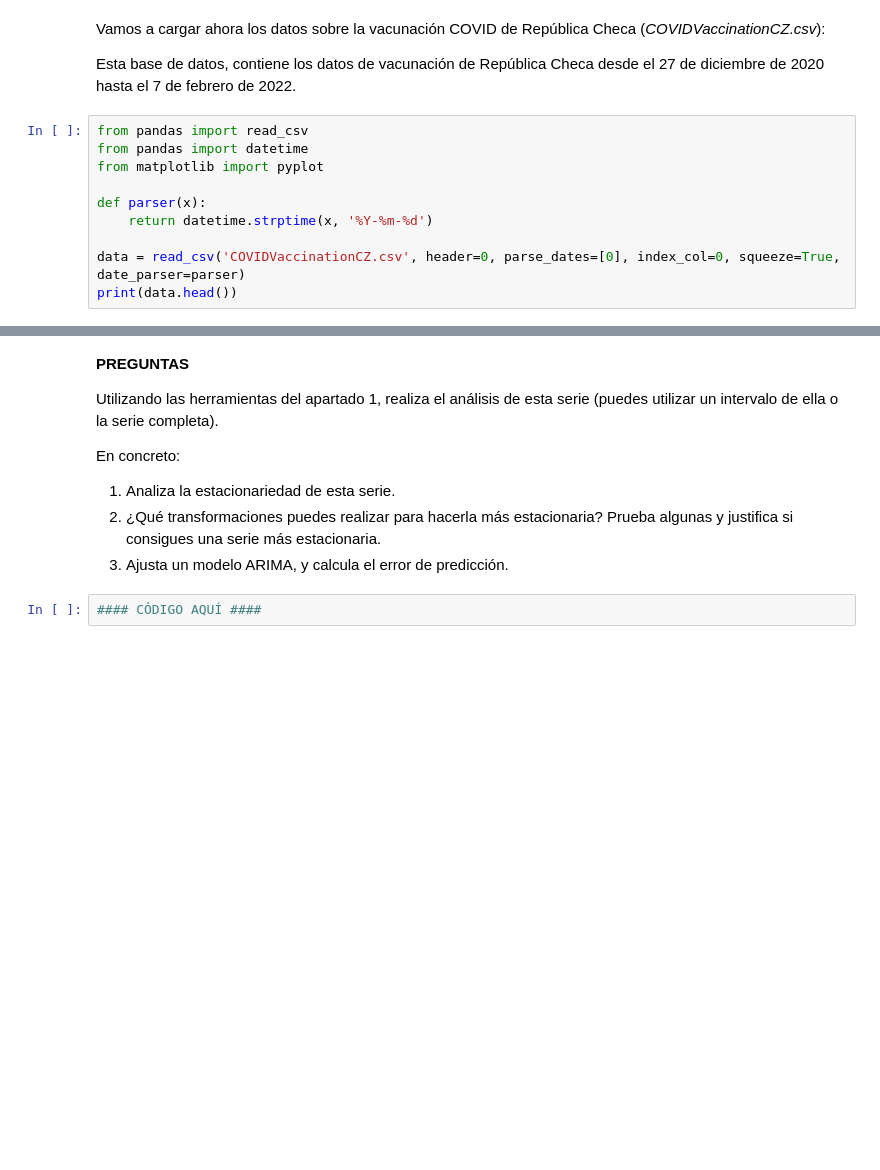
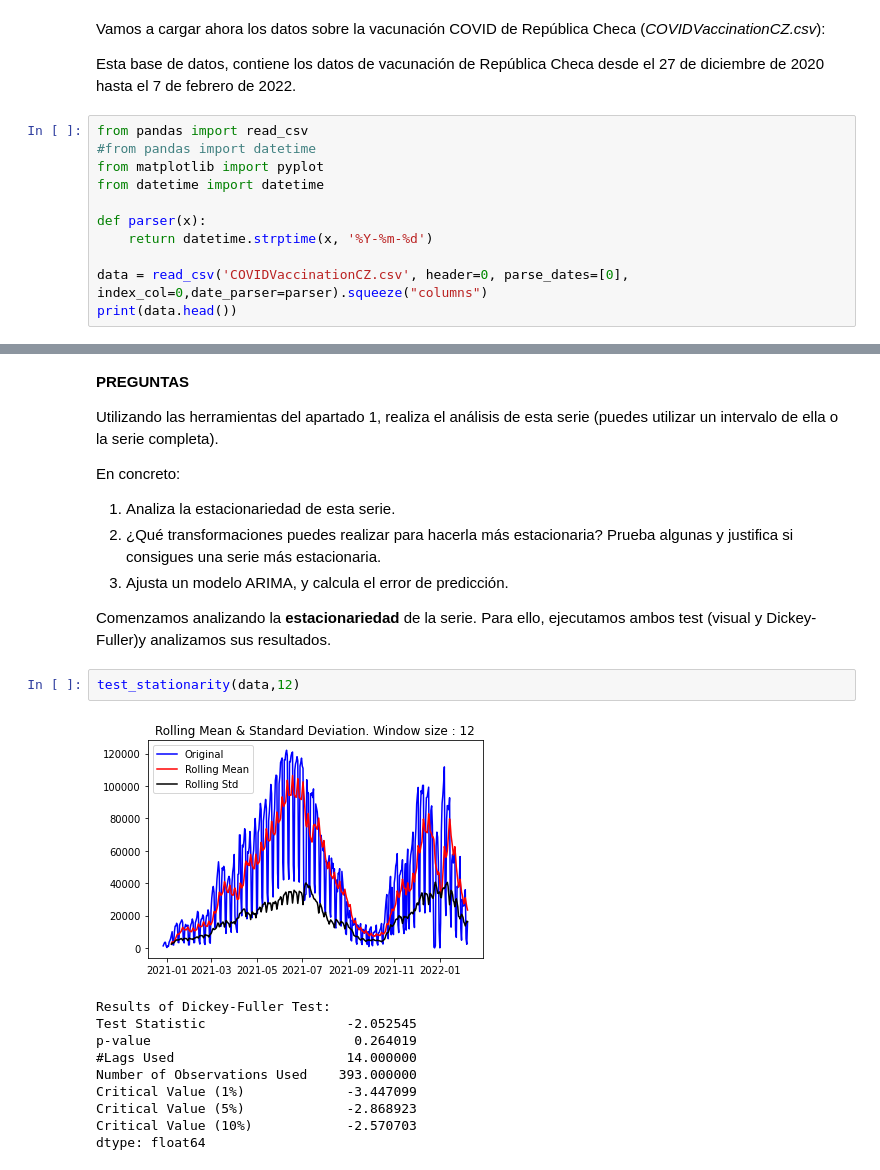
Before and after one commit to fjsaezm/mcd, a Jupyter notebook: PIT/P1/PR1_PIT.ipynb, the cells around one changed output, grey strips where cells are left out. Drawn from its saved outputs; the diff is of its cells as text; blank space fills up the shorter version.

```diff
--- a/PIT/P1/PR1_PIT.ipynb
+++ b/PIT/P1/PR1_PIT.ipynb
@@ -534,11 +621,12 @@ Vamos a cargar ahora los datos sobre la vacunación COVID de República Checa (*
 Esta base de datos, contiene los datos de vacunación de República Checa desde el 27 de diciembre de 2020 hasta el 7 de febrero de 2022.
 # %%
 from pandas import read_csv
-from pandas import datetime
+#from pandas import datetime
 from matplotlib import pyplot
+from datetime import datetime
 
 def parser(x):
-	return datetime.strptime(x, '%Y-%m-%d')
+    return datetime.strptime(x, '%Y-%m-%d')
 
-data = read_csv('COVIDVaccinationCZ.csv', header=0, parse_dates=[0], index_col=0, squeeze=True, date_parser=parser)
+data = read_csv('COVIDVaccinationCZ.csv', header=0, parse_dates=[0], index_col=0,date_parser=parser).squeeze("columns")
 print(data.head())
@@ -554,5 +653,19 @@ En concreto:
 1.   Analiza la estacionariedad de esta serie.
 2.   ¿Qué transformaciones puedes realizar para hacerla más estacionaria? Prueba algunas y justifica si consigues una serie más estacionaria.
 3.   Ajusta un modelo ARIMA, y calcula el error de predicción.
+
+
+Comenzamos analizando la **estacionariedad** de la serie. Para ello, ejecutamos ambos test (visual y Dickey-Fuller)y analizamos sus resultados.
-# %%
-#### CÓDIGO AQUÍ ####
+# %%
+test_stationarity(data,12)
+# %% [output]
+[figure, added]
+Results of Dickey-Fuller Test:
+Test Statistic                  -2.052545
+p-value                          0.264019
+#Lags Used                      14.000000
+Number of Observations Used    393.000000
+Critical Value (1%)             -3.447099
+Critical Value (5%)             -2.868923
+Critical Value (10%)            -2.570703
+dtype: float64
```
Also changed, not shown: parts of 18 cells of this notebook.
